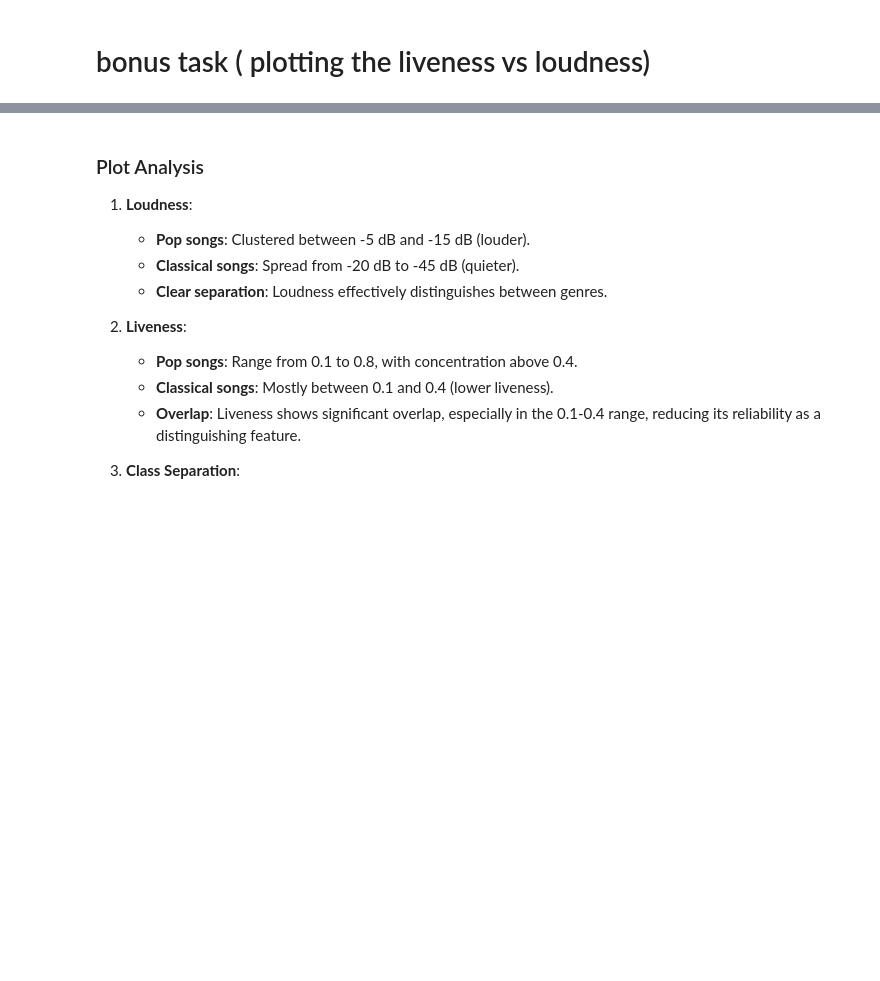
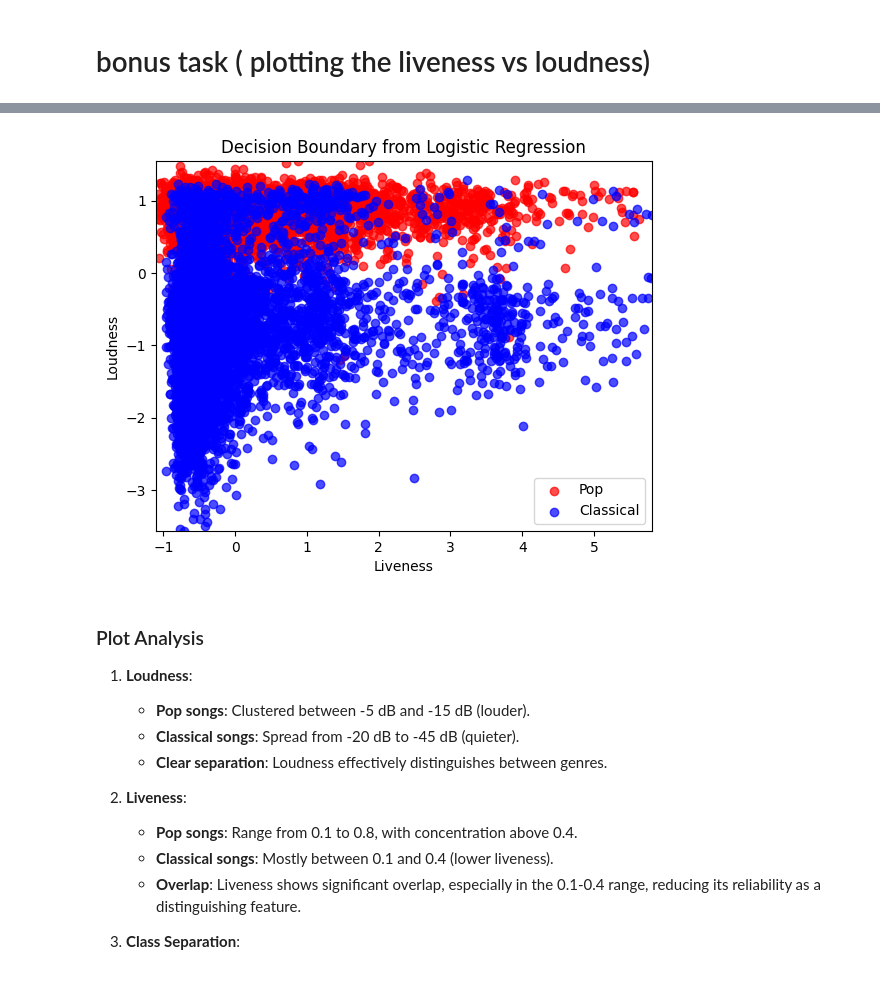
Before and after one commit to tihassfjord/RepDatWest, a Jupyter notebook: code/assignment1_2.ipynb, the cells around one changed output, grey strips where cells are left out. Saved outputs shown, nothing was run; the diff lists cells and outputs as text; code cells hidden in the pictures; blank space fills up the shorter version.

```diff
--- a/code/assignment1_2.ipynb
+++ b/code/assignment1_2.ipynb
@@ -218,3 +223,23 @@ plt.show()
+# %%
+# Scatter plot of the scaled data
+plt.scatter(X_train_scaled[y_train == 1][:, 0], X_train_scaled[y_train == 1][:, 1], color='red', label='Pop', alpha=0.7)
+plt.scatter(X_train_scaled[y_train == 0][:, 0], X_train_scaled[y_train == 0][:, 1], color='blue', label='Classical', alpha=0.7)
+
+# Plot the decision boundary
+# plt.plot(x1_range, x2_range, color='green', label='Decision Boundary')
+
+# Set x and y axis limits to make sure the line and data are visible
+plt.xlim(X_train_scaled[:, 0].min(), X_train_scaled[:, 0].max())
+plt.ylim(X_train_scaled[:, 1].min(), X_train_scaled[:, 1].max())
+
+# Labels and legend
+plt.xlabel('Liveness')
+plt.ylabel('Loudness')
+plt.legend()
+plt.title('Decision Boundary from Logistic Regression')
+plt.show()
+# %% [output]
+[figure, added]
 # %% [markdown]
 ### Plot Analysis
 
```
Also changed, not shown: parts of 3 cells of this notebook.
